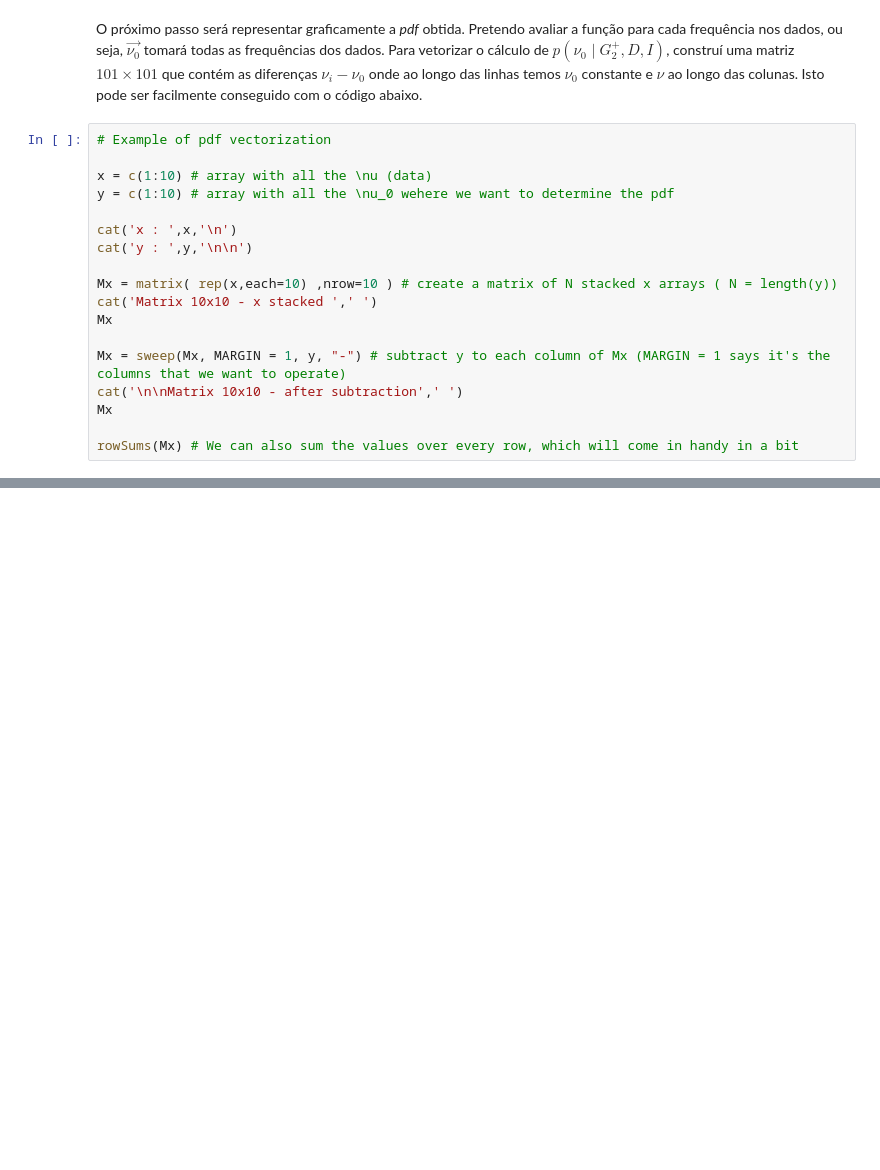
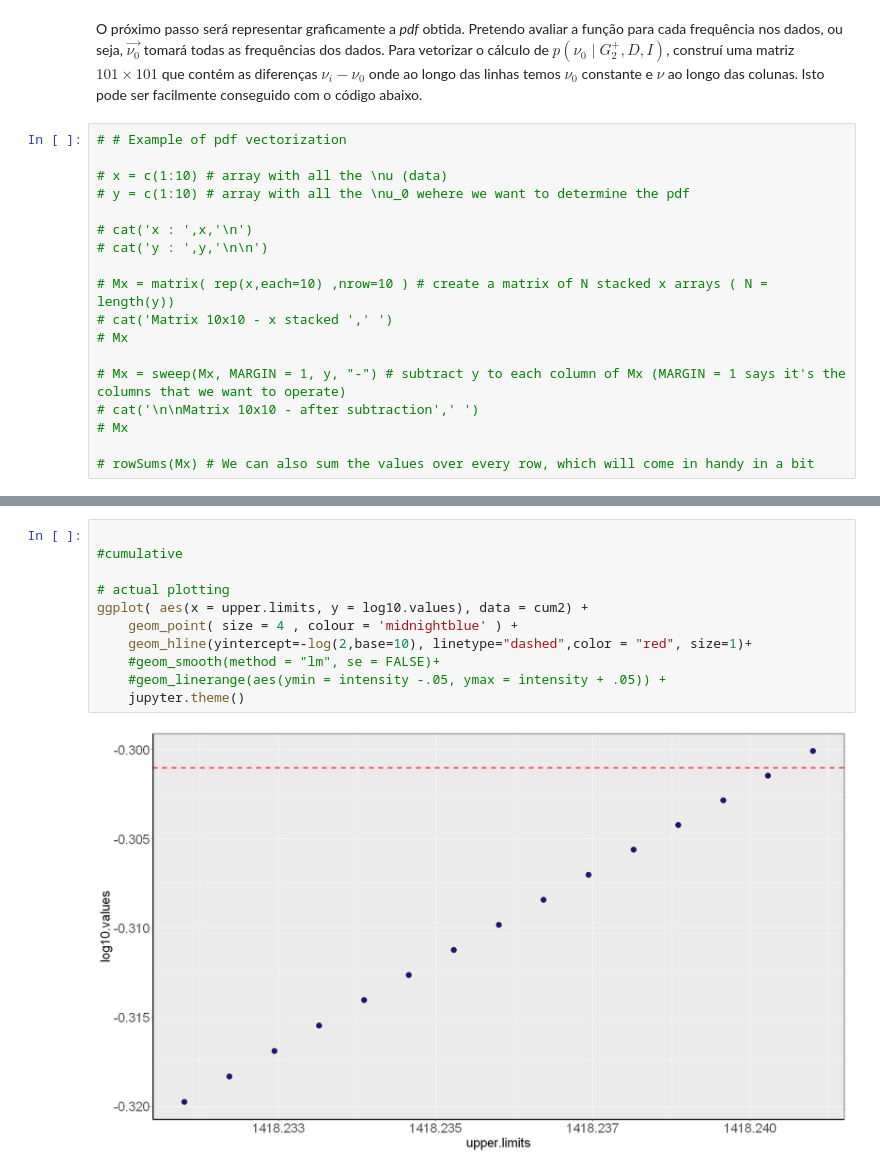
Before and after one commit to cesarium/da-bayesian-star, a Jupyter notebook: notebook.ipynb, the cells around one changed output, grey strips where cells are left out. Saved outputs shown, nothing was run; the diff lists cells and outputs as text; blank space fills up the shorter version.

```diff
--- a/notebook.ipynb
+++ b/notebook.ipynb
@@ -362,20 +381,20 @@ G2p.posterior
 # %% [markdown]
 O próximo passo será representar graficamente a *pdf* obtida. Pretendo avaliar a função para cada frequência nos dados, ou seja, $\vec{\nu_0}$ tomará todas as frequências dos dados. Para vetorizar o cálculo de $p\left(\nu_0 \mid G_2^{+}, D, I\right)$, construí uma matriz $101\times101$ que contém as diferenças $\nu_i - \nu_0$ onde ao longo das linhas temos $\nu_0$ constante e $\nu$ ao longo das colunas. Isto pode ser facilmente conseguido com o código abaixo.
 # %%
-# Example of pdf vectorization
+# # Example of pdf vectorization
 
-x = c(1:10) # array with all the \nu (data)
-y = c(1:10) # array with all the \nu_0 wehere we want to determine the pdf
+# x = c(1:10) # array with all the \nu (data)
+# y = c(1:10) # array with all the \nu_0 wehere we want to determine the pdf
 
-cat('x : ',x,'\n')
-cat('y : ',y,'\n\n')
+# cat('x : ',x,'\n')
+# cat('y : ',y,'\n\n')
 
-Mx = matrix( rep(x,each=10) ,nrow=10 ) # create a matrix of N stacked x arrays ( N = length(y))
-cat('Matrix 10x10 - x stacked ',' ')
-Mx
+# Mx = matrix( rep(x,each=10) ,nrow=10 ) # create a matrix of N stacked x arrays ( N = length(y))
+# cat('Matrix 10x10 - x stacked ',' ')
+# Mx
 
-Mx = sweep(Mx, MARGIN = 1, y, "-") # subtract y to each column of Mx (MARGIN = 1 says it's the columns that we want to operate)
-cat('\n\nMatrix 10x10 - after subtraction',' ')
-Mx
+# Mx = sweep(Mx, MARGIN = 1, y, "-") # subtract y to each column of Mx (MARGIN = 1 says it's the columns that we want to operate)
+# cat('\n\nMatrix 10x10 - after subtraction',' ')
+# Mx
 
-rowSums(Mx) # We can also sum the values over every row, which will come in handy in a bit
+# rowSums(Mx) # We can also sum the values over every row, which will come in handy in a bit
@@ -506,0 +663,13 @@ jupyter.theme()
+# %%
+
+#cumulative
+
+# actual plotting
+ggplot( aes(x = upper.limits, y = log10.values), data = cum2) +
+    geom_point( size = 4 , colour = 'midnightblue' ) +
+    geom_hline(yintercept=-log(2,base=10), linetype="dashed",color = "red", size=1)+
+    #geom_smooth(method = "lm", se = FALSE)+
+    #geom_linerange(aes(ymin = intensity -.05, ymax = intensity + .05)) +
+    jupyter.theme()
+# %% [output]
+[figure, added]
```
Also changed, not shown: parts of 17 cells of this notebook.
